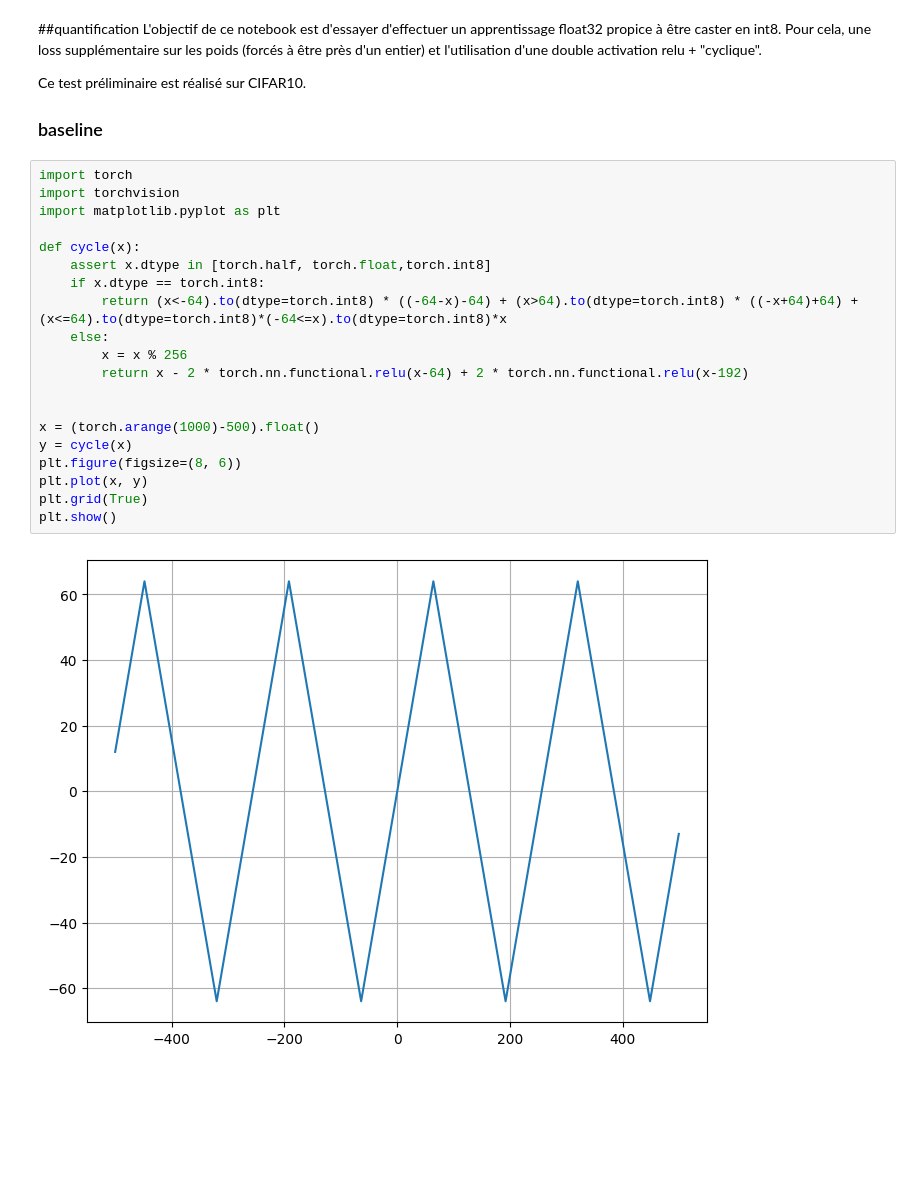
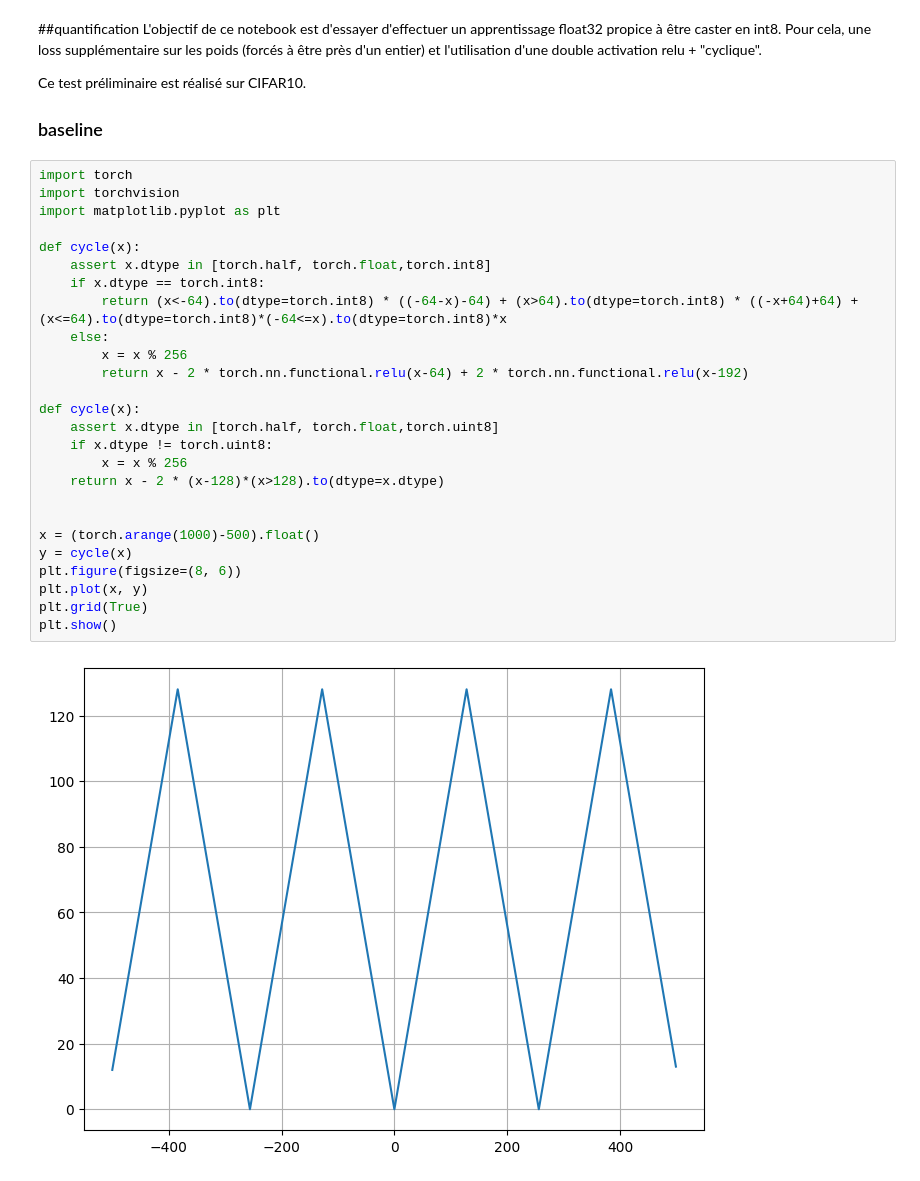
Before and after one commit to achanhon/AdversarialModel, a Jupyter notebook: Untitled20.ipynb, the cells around one changed output. Cells and saved outputs as stored; diff of their text form; blank space fills up the shorter version.

```diff
--- a/Untitled20.ipynb
+++ b/Untitled20.ipynb
@@ -11,24 +11,30 @@ Ce test préliminaire est réalisé sur CIFAR10.
 # %%
 import torch
 import torchvision
 import matplotlib.pyplot as plt
 
 def cycle(x):
     assert x.dtype in [torch.half, torch.float,torch.int8]
     if x.dtype == torch.int8:
         return (x<-64).to(dtype=torch.int8) * ((-64-x)-64) + (x>64).to(dtype=torch.int8) * ((-x+64)+64) + (x<=64).to(dtype=torch.int8)*(-64<=x).to(dtype=torch.int8)*x
     else:
         x = x % 256
         return x - 2 * torch.nn.functional.relu(x-64) + 2 * torch.nn.functional.relu(x-192)
 
+def cycle(x):
+    assert x.dtype in [torch.half, torch.float,torch.uint8]
+    if x.dtype != torch.uint8:
+        x = x % 256
+    return x - 2 * (x-128)*(x>128).to(dtype=x.dtype)
+
 
 x = (torch.arange(1000)-500).float()
 y = cycle(x)
 plt.figure(figsize=(8, 6))
 plt.plot(x, y)
 plt.grid(True)
 plt.show()
 # %% [output]
-[figure, old version]
+[figure, new version]
 # %%
 x = torch.arange(1000)-500
```
Also changed, not shown: parts of 4 cells of this notebook.
